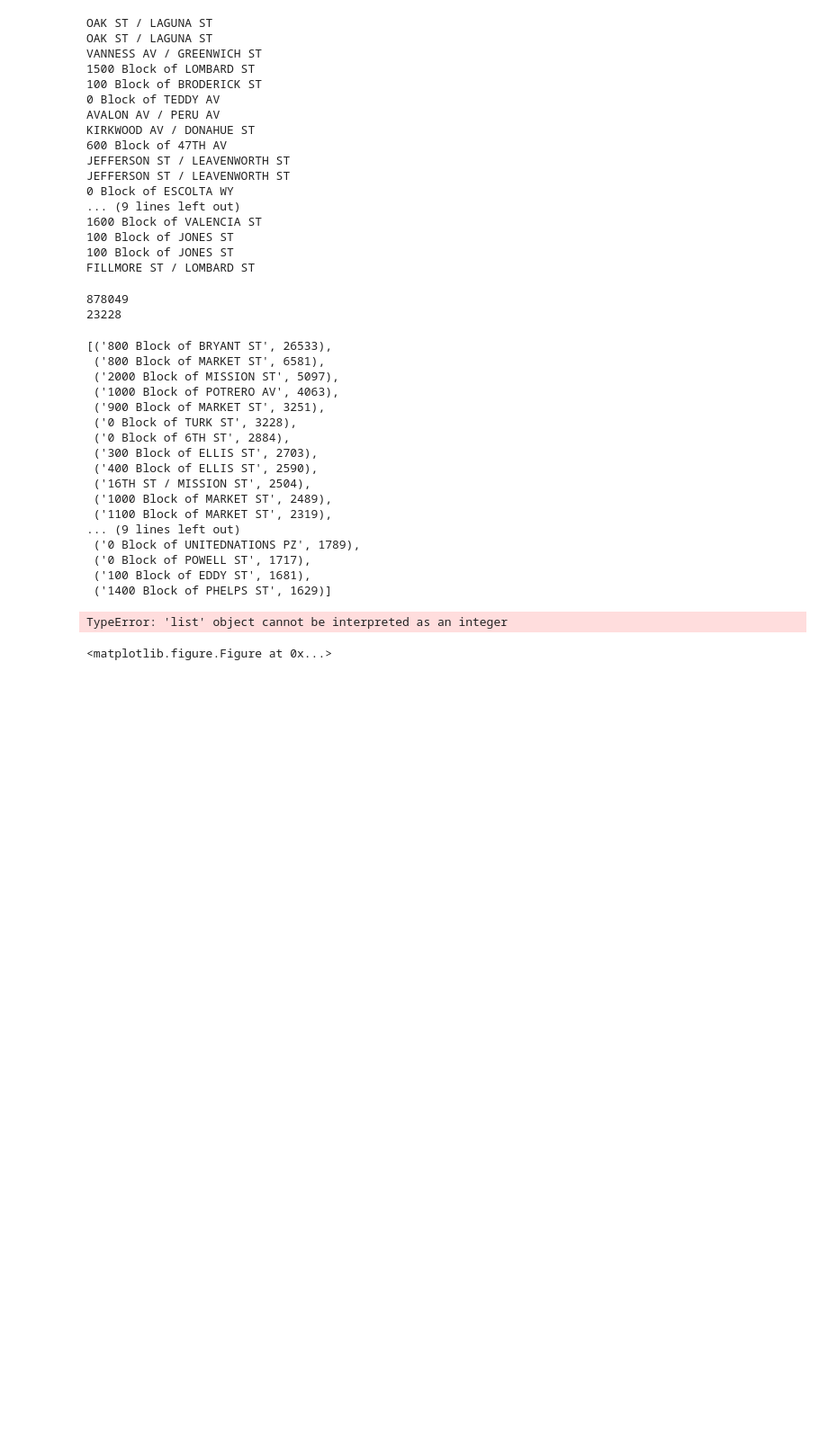
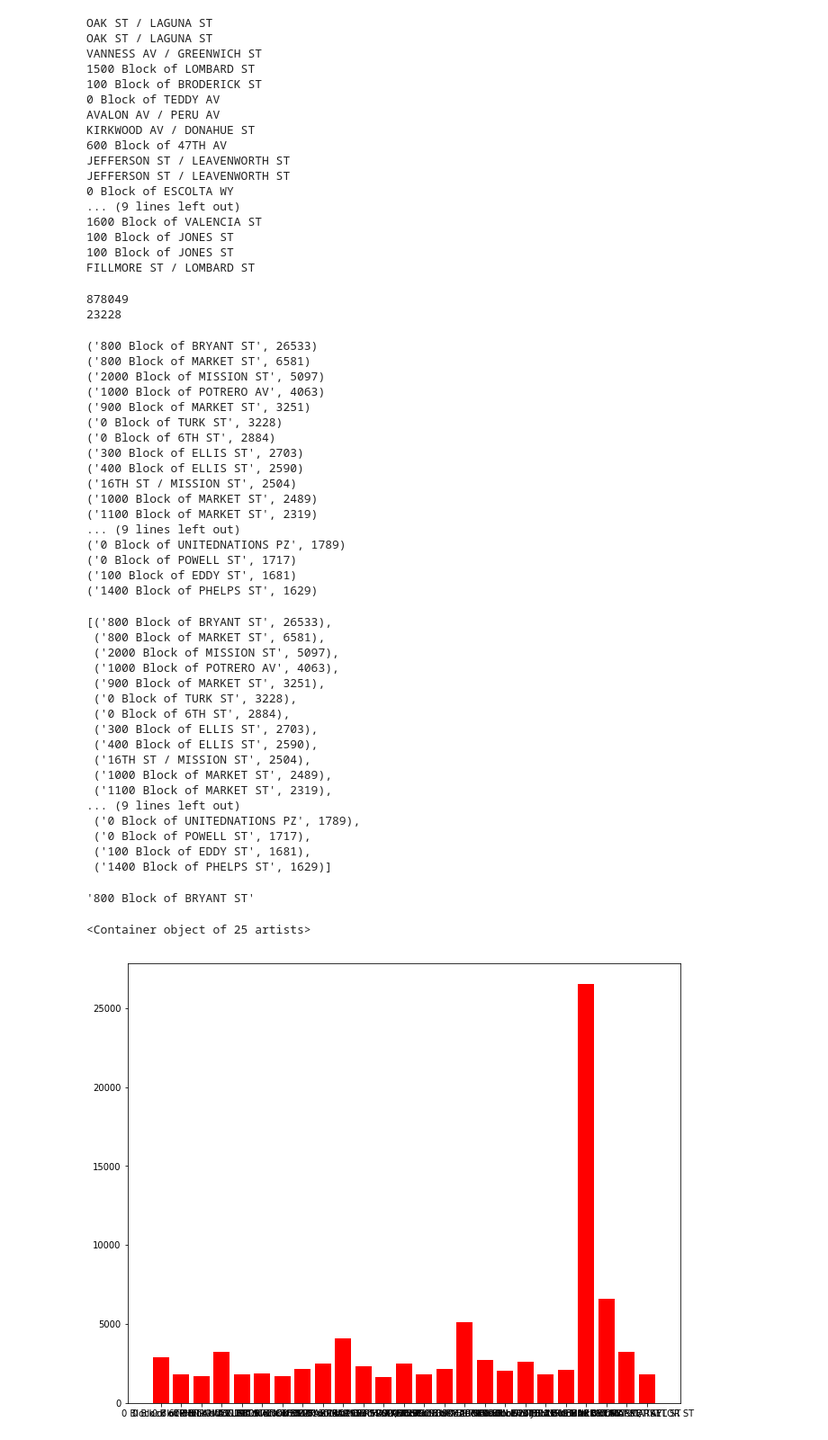
Before and after one commit to JSitter/DS-2-Machine-Learning, a Jupyter notebook: sf-crime.ipynb, the cells around one changed output. Shown: that part at 90% size. Drawn from its saved outputs; the diff is of its cells as text; code cells hidden in the pictures; blank space fills up the shorter version.

```diff
--- a/sf-crime.ipynb
+++ b/sf-crime.ipynb
@@ -268,40 +282,59 @@ print(len(df["Address"].unique()))
 878049
 23228
 # %%
-histdict = dict(Counter(df['Address']).most_common(25))
+histdict = list(Counter(df['Address']).most_common(25))
 x = []
 y = []
-
+# display(histdict)
 for key in histdict:
-    x.append(key)
-    y.append(histdict[key])
+    print(key)
+    x.append(key[0])
+    y.append(key[1])
 display(Counter(df['Address']).most_common(25))
-
+display(x[0])
 width = .5
 
-fig, ax = plot.subplots(Counter(df['Address']).most_common(25))
+fig, ax = plot.subplots(figsize=(11, 9))
 # ax.figure(figsize = (20,12))
 ax.bar(x, y, color='r')
 # %% [output]
-[('800 Block of BRYANT ST', 26533),
- ('800 Block of MARKET ST', 6581),
- ('2000 Block of MISSION ST', 5097),
- ('1000 Block of POTRERO AV', 4063),
- ('900 Block of MARKET ST', 3251),
- ('0 Block of TURK ST', 3228),
- ('0 Block of 6TH ST', 2884),
- ('300 Block of ELLIS ST', 2703),
- ('400 Block of ELLIS ST', 2590),
- ('16TH ST / MISSION ST', 2504),
- ('1000 Block of MARKET ST', 2489),
- ('1100 Block of MARKET ST', 2319),
+('800 Block of BRYANT ST', 26533)
+('800 Block of MARKET ST', 6581)
+('2000 Block of MISSION ST', 5097)
+('1000 Block of POTRERO AV', 4063)
+('900 Block of MARKET ST', 3251)
+('0 Block of TURK ST', 3228)
+('0 Block of 6TH ST', 2884)
+('300 Block of ELLIS ST', 2703)
+('400 Block of ELLIS ST', 2590)
+('16TH ST / MISSION ST', 2504)
+('1000 Block of MARKET ST', 2489)
+('1100 Block of MARKET ST', 2319)
 ... (9 lines left out)
- ('0 Block of UNITEDNATIONS PZ', 1789),
- ('0 Block of POWELL ST', 1717),
- ('100 Block of EDDY ST', 1681),
- ('1400 Block of PHELPS ST', 1629)]
+('0 Block of UNITEDNATIONS PZ', 1789)
+('0 Block of POWELL ST', 1717)
+('100 Block of EDDY ST', 1681)
+('1400 Block of PHELPS ST', 1629)
-TypeError: 'list' object cannot be interpreted as an integer
+[('800 Block of BRYANT ST', 26533),
+ ('800 Block of MARKET ST', 6581),
+ ('2000 Block of MISSION ST', 5097),
+ ('1000 Block of POTRERO AV', 4063),
+ ('900 Block of MARKET ST', 3251),
+ ('0 Block of TURK ST', 3228),
+ ('0 Block of 6TH ST', 2884),
+ ('300 Block of ELLIS ST', 2703),
+ ('400 Block of ELLIS ST', 2590),
+ ('16TH ST / MISSION ST', 2504),
+ ('1000 Block of MARKET ST', 2489),
+ ('1100 Block of MARKET ST', 2319),
+... (9 lines left out)
+ ('0 Block of UNITEDNATIONS PZ', 1789),
+ ('0 Block of POWELL ST', 1717),
+ ('100 Block of EDDY ST', 1681),
+ ('1400 Block of PHELPS ST', 1629)]
-<matplotlib.figure.Figure at 0x...>
+'800 Block of BRYANT ST'
+<Container object of 25 artists>
+[figure, added]
 # %%
 df[df["Descript"] == "ASSAULT, AGGRAVATED, W/ MACHINE GUN"]
 # %% [output]
```
Also changed, not shown: parts of 34 cells of this notebook, 1 other file.
